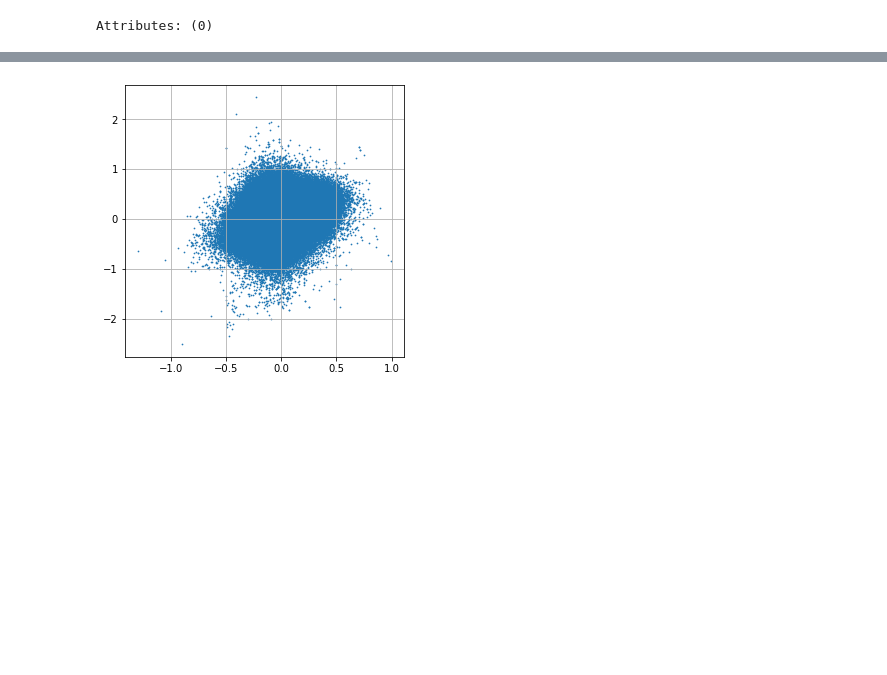
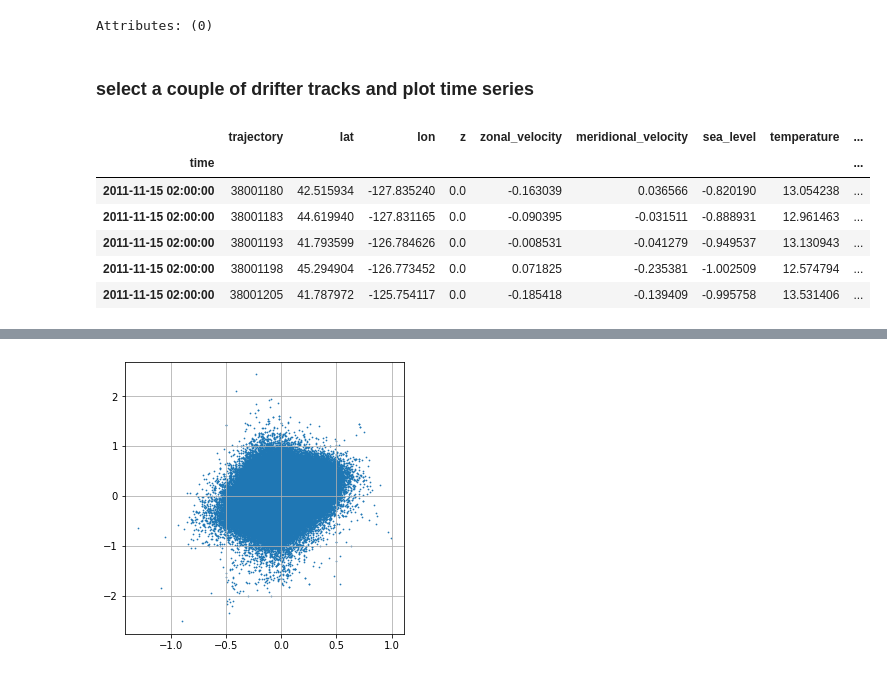
Before and after one commit to apatlpo/mit_equinox, a Jupyter notebook: calval/regional_interp.ipynb, the cells around one changed output, grey strips where cells are left out. Saved outputs shown, nothing was run; the diff lists cells and outputs as text; code cells hidden in the pictures; blank space fills up the shorter version.

```diff
--- a/calval/regional_interp.ipynb
+++ b/calval/regional_interp.ipynb
@@ -268,3 +268,19 @@ float32
 dask.array<chunksize=(128, 128), meta=np.ndarray>
 | Array Chunk Bytes 1.16 MiB 64.00 ... |  |
 Attributes: (0)
+# %% [markdown]
+### select a couple of drifter tracks and plot time series
+# %%
+bbox = [-126, -125, 35, 36]
+_df = df[ (df["lon"]>bbox[0]) & (df["lon"]<bbox[1]) & (df["lat"]>bbox[2]) & (df["lat"]<bbox[3]) ]
+traj = _df["trajectory"].unique()
+df_box = df[ df["trajectory"].isin(traj) ]
+df_box.head()
+# %% [output]
+|  | trajectory | lat | lon | z | zonal_velocity | meridional_velocity | sea_level | temperature | ... |
+| time |  |  |  |  |  |  |  |  | ... |
+| 2011-11-15 02:00:00 | 38001180 | 42.515934 | -127.835240 | 0.0 | -0.163039 | 0.036566 | -0.820190 | 13.054238 | ... |
+| 2011-11-15 02:00:00 | 38001183 | 44.619940 | -127.831165 | 0.0 | -0.090395 | -0.031511 | -0.888931 | 12.961463 | ... |
+| 2011-11-15 02:00:00 | 38001193 | 41.793599 | -126.784626 | 0.0 | -0.008531 | -0.041279 | -0.949537 | 13.130943 | ... |
+| 2011-11-15 02:00:00 | 38001198 | 45.294904 | -126.773452 | 0.0 | 0.071825 | -0.235381 | -1.002509 | 12.574794 | ... |
+| 2011-11-15 02:00:00 | 38001205 | 41.787972 | -125.754117 | 0.0 | -0.185418 | -0.139409 | -0.995758 | 13.531406 | ... |
```
Also changed, not shown: parts of 12 cells of this notebook.
